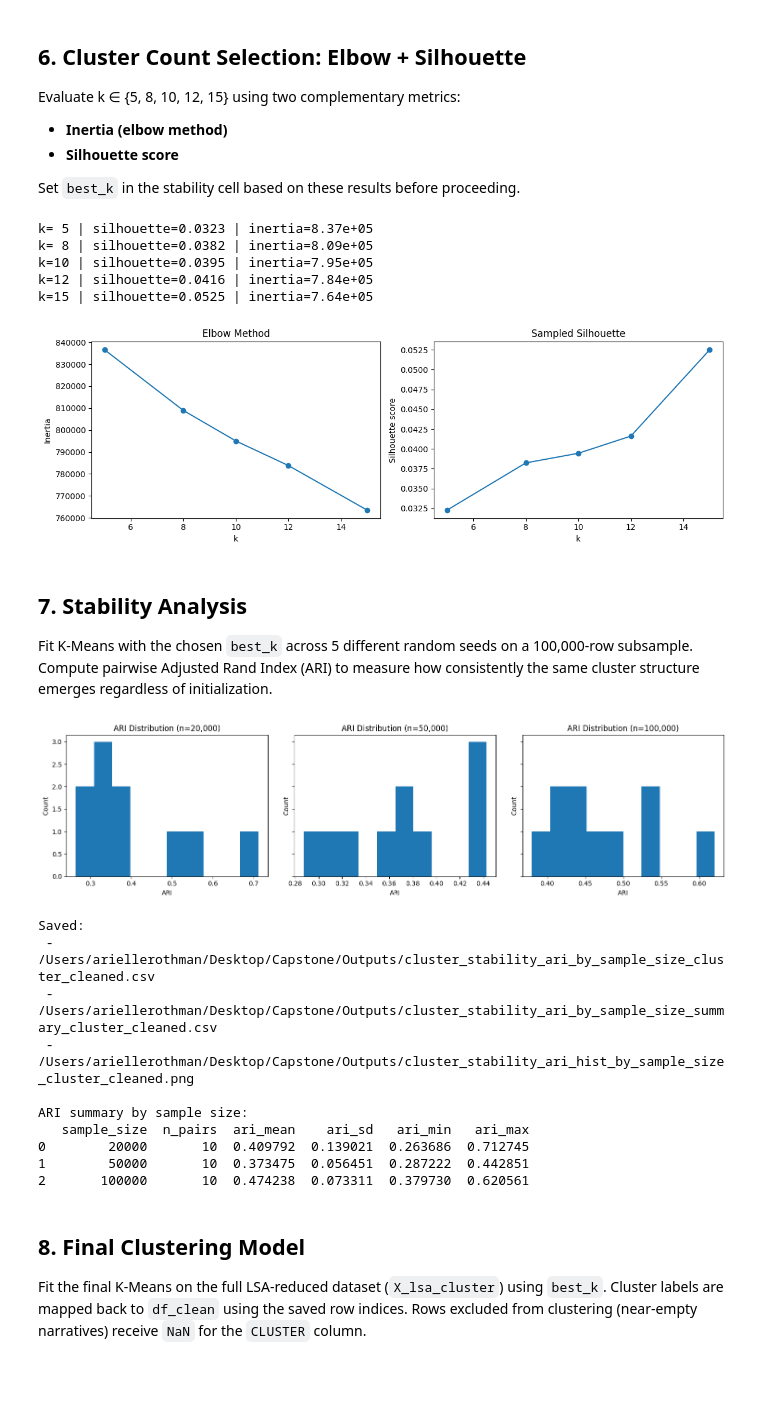
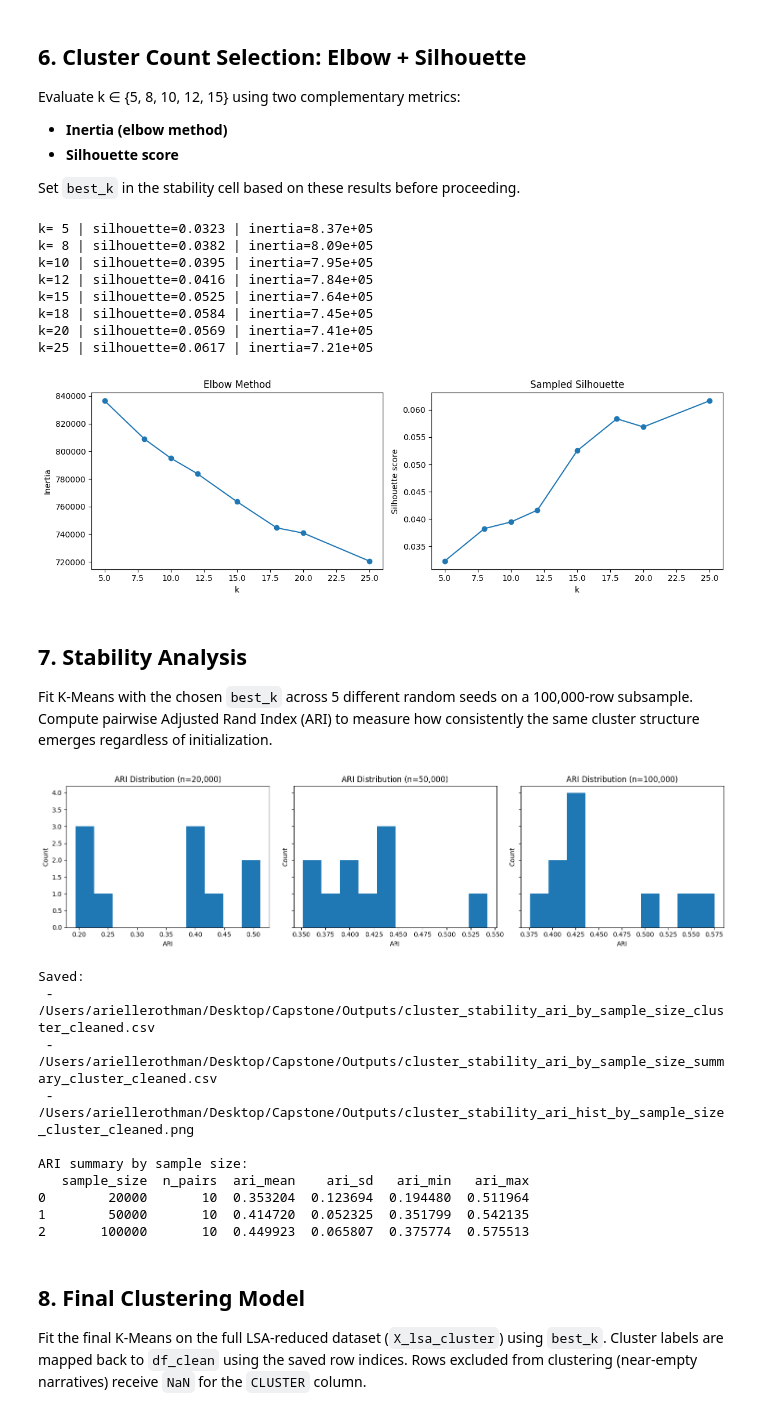
Before and after one commit to ariellerothman/TMU-Capstone-Project-VAERS-dataset, a Jupyter notebook: clustering_code.ipynb, the cells around one changed output. Drawn from its saved outputs; the diff is of its cells as text; code cells hidden in the pictures; blank space fills up the shorter version.

```diff
--- a/clustering_code.ipynb
+++ b/clustering_code.ipynb
@@ -491,7 +492,8 @@ silhouette_sample_size = 20000
 silhouette_idx = rng.choice(X_lsa_cluster.shape[0], size=silhouette_sample_size, replace=False)
 X_sil = X_lsa_cluster[silhouette_idx]
 
-k_values = [5, 8, 10, 12, 15]
+# Extended k-grid to test whether silhouette improves beyond 15.
+k_values = [5, 8, 10, 12, 15, 18, 20, 25]
 elbow_results = []
 
 for k in k_values:
@@ -533,7 +535,10 @@ k= 8 | silhouette=0.0382 | inertia=8.09e+05
 k=10 | silhouette=0.0395 | inertia=7.95e+05
 k=12 | silhouette=0.0416 | inertia=7.84e+05
 k=15 | silhouette=0.0525 | inertia=7.64e+05
+k=18 | silhouette=0.0584 | inertia=7.45e+05
+k=20 | silhouette=0.0569 | inertia=7.41e+05
+k=25 | silhouette=0.0617 | inertia=7.21e+05
-[figure, old version]
+[figure, new version]
 # %% [markdown]
 ## 7. Stability Analysis
 
@@ -554,7 +559,7 @@ from sklearn.metrics import adjusted_rand_score
 sample_sizes = [20000, 50000, 100000]
 sample_sizes = [s for s in sample_sizes if s <= X_lsa_cluster.shape[0]]
 seeds = [1, 7, 21, 42, 88]
-best_k = 8
+best_k = 15
 
 rng_ext = np.random.default_rng(1234)
 ari_rows = []
@@ -593,34 +598,34 @@ ari_by_size_summary = (
         ari_sd=("ARI", "std"),
         ari_min=("ARI", "min"),
         ari_max=("ARI", "max"),
     )
     .sort_values("sample_size")
 )
 ari_by_size_summary.to_csv(f"{OUTDIR}/cluster_stability_ari_by_sample_size_summary_cluster_cleaned.csv", index=False)
 
 fig, axes = plt.subplots(1, len(sample_sizes), figsize=(5 * len(sample_sizes), 4), sharey=True)
 if len(sample_sizes) == 1:
     axes = [axes]
 
 for ax, sample_size in zip(axes, sample_sizes):
     vals = ari_by_size_df.loc[ari_by_size_df["sample_size"] == sample_size, "ARI"]
     ax.hist(vals, bins=10)
     ax.set_title(f"ARI Distribution (n={sample_size:,})")
     ax.set_xlabel("ARI")
     ax.set_ylabel("Count")
 
 plt.tight_layout()
 plt.savefig(f"{OUTDIR}/cluster_stability_ari_hist_by_sample_size_cluster_cleaned.png", dpi=200)
 plt.show()
 
 print("Saved:")
 print(f" - {OUTDIR}/cluster_stability_ari_by_sample_size_cluster_cleaned.csv")
 print(f" - {OUTDIR}/cluster_stability_ari_by_sample_size_summary_cluster_cleaned.csv")
 print(f" - {OUTDIR}/cluster_stability_ari_hist_by_sample_size_cluster_cleaned.png")
 print("\nARI summary by sample size:")
 print(ari_by_size_summary)
 # %% [output]
-[figure, old version]
+[figure, new version]
 Saved:
  - /Users/ariellerothman/Desktop/Capstone/Outputs/cluster_stability_ari_by_sample_size_cluster_cleaned.csv
  - /Users/ariellerothman/Desktop/Capstone/Outputs/cluster_stability_ari_by_sample_size_summary_cluster_cleaned.csv
@@ -628,9 +633,9 @@ Saved:
 
 ARI summary by sample size:
    sample_size  n_pairs  ari_mean    ari_sd   ari_min   ari_max
-0        20000       10  0.409792  0.139021  0.263686  0.712745
-1        50000       10  0.373475  0.056451  0.287222  0.442851
-2       100000       10  0.474238  0.073311  0.379730  0.620561
+0        20000       10  0.353204  0.123694  0.194480  0.511964
+1        50000       10  0.414720  0.052325  0.351799  0.542135
+2       100000       10  0.449923  0.065807  0.375774  0.575513
 # %% [markdown]
 ## 8. Final Clustering Model
 
```
Also changed, not shown: parts of 8 cells of this notebook, 17 other files.
